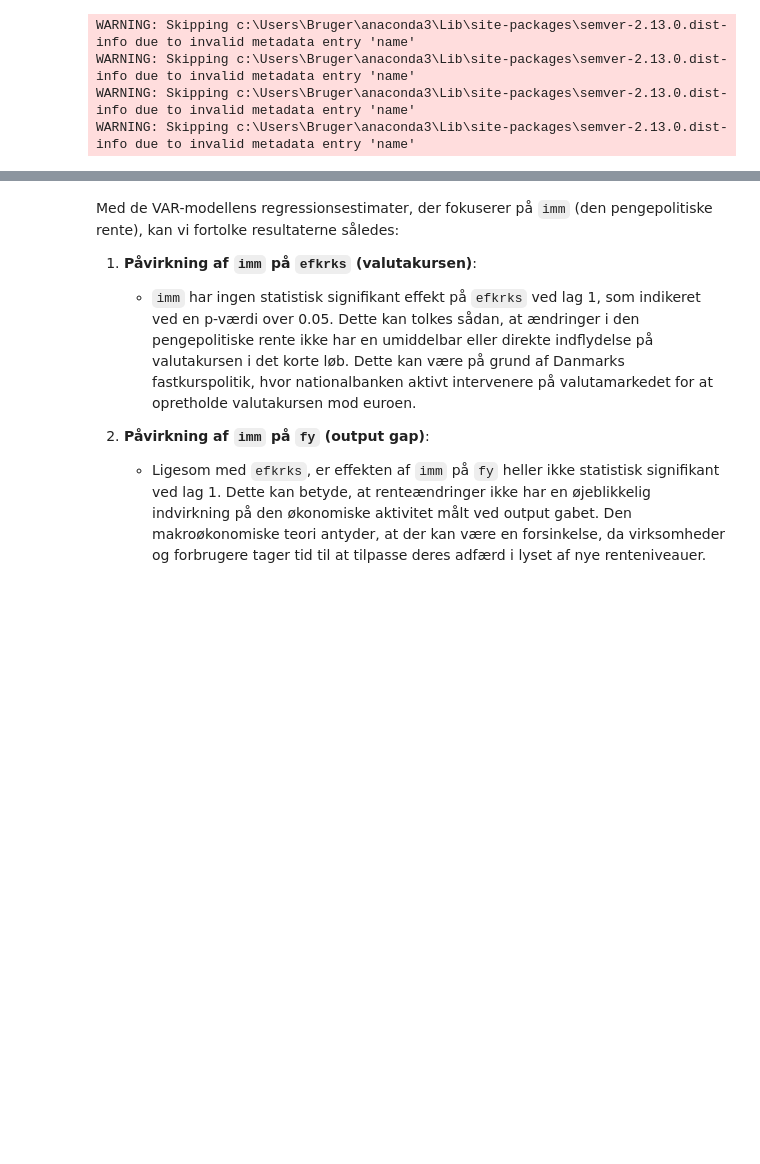
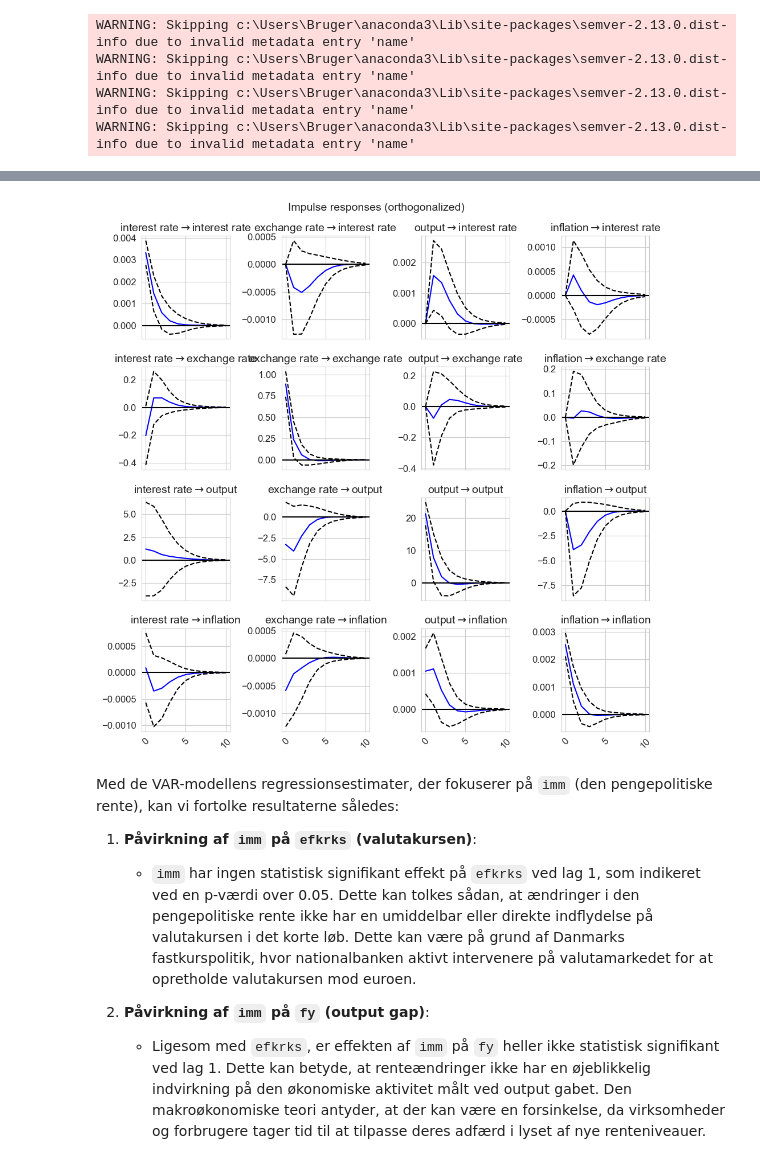
Before and after one commit to NumEconCopenhagen/projects-2024-sara-sara-huda, a Jupyter notebook: dataproject/Dataproject1.ipynb, the cells around one changed output, grey strips where cells are left out. Cells and saved outputs as stored; diff of their text form; code cells hidden in the pictures; blank space fills up the shorter version.

```diff
--- a/dataproject/Dataproject1.ipynb
+++ b/dataproject/Dataproject1.ipynb
@@ -124,3 +196,80 @@ pcpdk     0.031942 -0.209394  0.403012  1.000000
+# %%
+# Improve the overall aesthetics
+sns.set_style('whitegrid')
+plt.rc('figure', figsize=(12, 8))  # Larger figure size
+plt.rc('font', size=12)            # Larger font size
+
+# The path to the Excel file with the Mona dataset
+file_path = 'monadata2023.xlsx'
+
+# Load the dataset from the Excel file
+mona_data = pd.read_excel(file_path)
+
+# Transpose the dataset to convert rows to columns
+mona_data_transposed = mona_data.T
+mona_data_transposed.columns = mona_data_transposed.iloc[0]  # Set the first row as column names
+mona_data_transposed = mona_data_transposed[1:]  # Remove the first row which is now column headers
+
+# Convert the index to PeriodIndex with a quarterly frequency
+mona_data_transposed.index = pd.PeriodIndex(mona_data_transposed.index, freq='Q')
+
+# Replace variable_names with the actual variable names from your data
+variable_names = ['imm', 'efkrks', 'fy', 'pcpdk']
+
+# Function to check for stationarity and take first difference if necessary
+def check_stationarity_and_difference(df, variable):
+    series = df[variable].astype(float)  # Ensure the data type is float for the adfuller test
+    result = adfuller(series.dropna())
+    if result[1] > 0.05:  # Non-stationary, take first difference
+        return series.diff().dropna()
+    else:
+        return series
+
+# Apply the stationarity check and differencing to the relevant variables
+for variable in variable_names:
+    mona_data_transposed[variable] = check_stationarity_and_difference(mona_data_transposed, variable)
+
+# Drop any rows that have NaN values resulting from differencing
+mona_data_transposed.dropna(inplace=True)
+
+# Make sure there are no infinite values in the dataset
+mona_data_transposed.replace([np.inf, -np.inf], np.nan, inplace=True)
+mona_data_transposed.dropna(inplace=True)
+
+# Check if there are still any NaNs or infs in the data
+assert not mona_data_transposed.isnull().values.any(), "NaN values detected"
+assert not np.isinf(mona_data_transposed.values).any(), "Inf values detected"
+
+# Define a mapping for renaming variables to more descriptive names
+variable_rename_map = {
+    'fy': 'output',
+    'imm': 'interest rate',
+    'efkrks': 'exchange rate',
+    'pcpdk': 'inflation'
+}
+
+# Rename the variables in the dataframe
+mona_data_for_var = mona_data_transposed[variable_names]
+mona_data_for_var_renamed = mona_data_for_var.rename(columns=variable_rename_map)
+
+# Fit the VAR model with the renamed variables
+var_model_renamed = VAR(mona_data_for_var_renamed)
+var_results_renamed = var_model_renamed.fit(maxlags=2, ic='aic')
+
+# Analyze impulse response functions with renamed variables
+irf_renamed = var_results_renamed.irf(10)  # Analyze the effect over 10 periods
+
+# Improving the graph output with renamed variables
+fig_renamed = irf_renamed.plot(orth=True)  # Use orthogonalized impulses
+for ax in fig_renamed.axes:
+    ax.tick_params(axis='x', labelrotation=45)  # Rotate X-axis labels
+    ax.title.set_size(14)  # Increase title font size
+    ax.xaxis.label.set_size(12)  # Increase X-axis label font size
+    ax.yaxis.label.set_size(12)  # Increase Y-axis label font size
+plt.tight_layout()  # Adjust layout to prevent overlap
+plt.show()  # Display the plots
+# %% [output]
+[figure, added]
 # %% [markdown]
 Med de VAR-modellens regressionsestimater, der fokuserer på `imm` (den pengepolitiske rente), kan vi fortolke resultaterne således:
 
```
Also changed, not shown: parts of 5 cells of this notebook.
